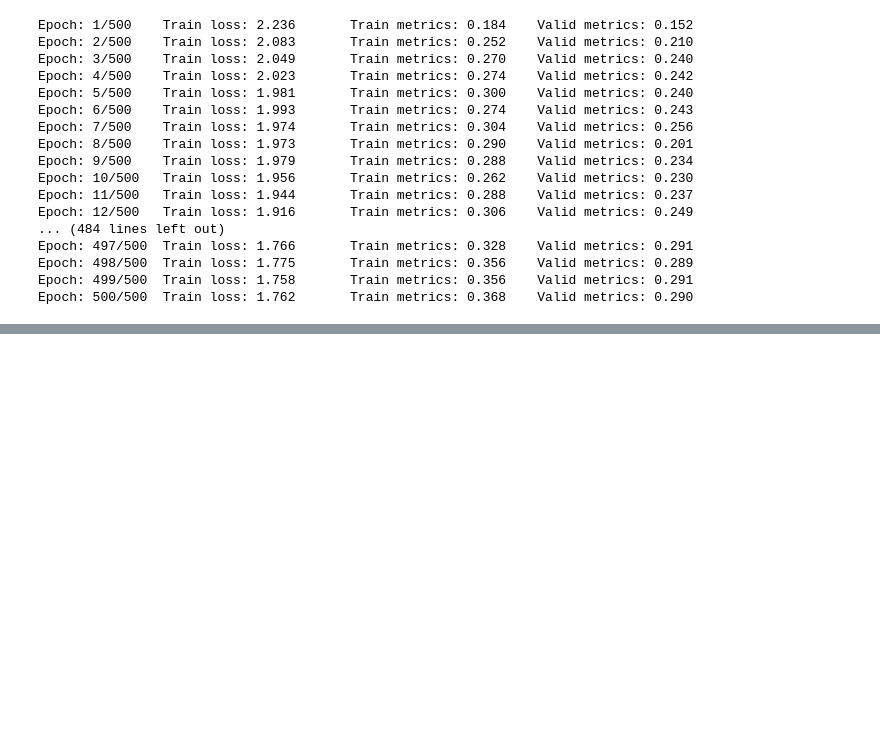
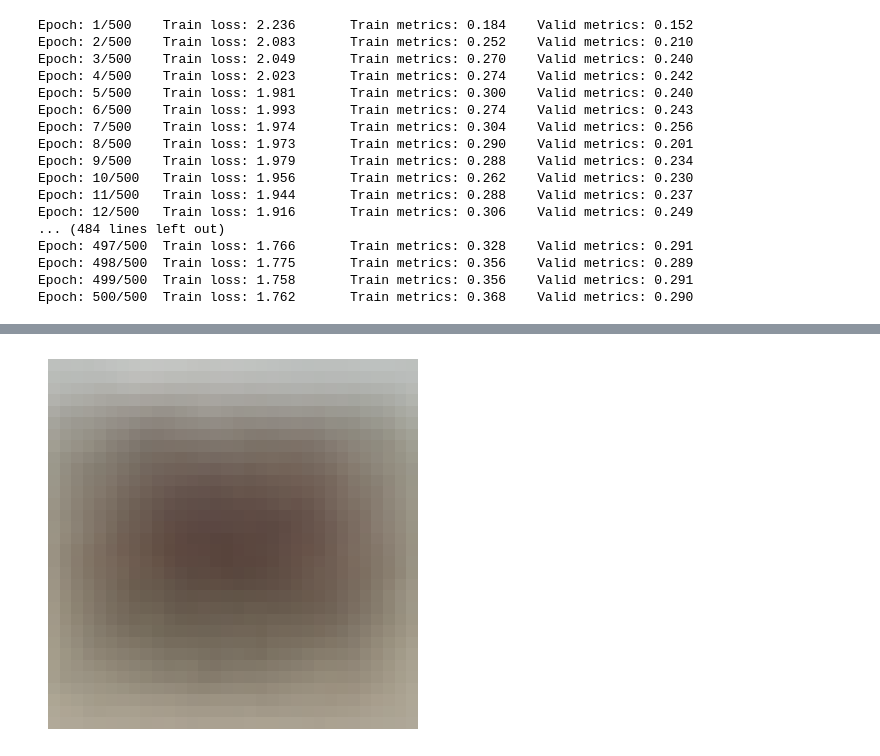
Before and after one commit to DamtanX/My_PyTorch_Scikit-learn_studies, a Jupyter notebook: ch18/ch18_ex1.ipynb, the cells around one changed output, grey strips where cells are left out. Saved outputs shown, nothing was run; the diff lists cells and outputs as text; code cells hidden in the pictures; blank space fills up the shorter version.

```diff
--- a/ch18/ch18_ex1.ipynb
+++ b/ch18/ch18_ex1.ipynb
@@ -372,14 +373,3 @@ Epoch: 497/500  Train loss: 1.766       Train metrics: 0.328    Valid metrics: 0
 Epoch: 498/500  Train loss: 1.775       Train metrics: 0.356    Valid metrics: 0.289
 Epoch: 499/500  Train loss: 1.758       Train metrics: 0.356    Valid metrics: 0.291
 Epoch: 500/500  Train loss: 1.762       Train metrics: 0.368    Valid metrics: 0.290
-# %%
-#It seems to be same but with high error distribution now
-cls_model.eval()
-with torch.no_grad():
-    for X, y in cls_train_loader:
-        probas = cls_model(X.to(device)).argmax(dim=1)
-        break
-
-print(probas)
-print(y)
-print(torch.stack([y[i]==probas[i] for i in range(len(y))]).float().mean())
@@ -435,0 +521,7 @@ tensor(0.1250, device='cuda:0')
+# %%
+vae_model = VAE().to(device)
+
+nadam = torch.optim.NAdam(vae_model.parameters())
+rmse = torchmetrics.MeanSquaredError(squared=False).to(device)
+
+history = train_model(vae_model, nadam, vae_loss, rmse, train_loader, valid_loader, 50)
@@ -435,0 +546,13 @@ tensor(0.1250, device='cuda:0')
+# %%
+noise = torch.randn_like(torch.zeros([1, 128]))
+
+vae_model.eval()
+with torch.no_grad():
+    output = vae_model.decode(noise.to(device))
+
+output = output.cpu()
+plt.imshow(output.view(3, 32, 32).permute(1, 2, 0))
+plt.axis('off')
+plt.show()
+# %% [output]
+[figure, added]
```
Also changed, not shown: parts of 16 cells of this notebook, 1 other file.
